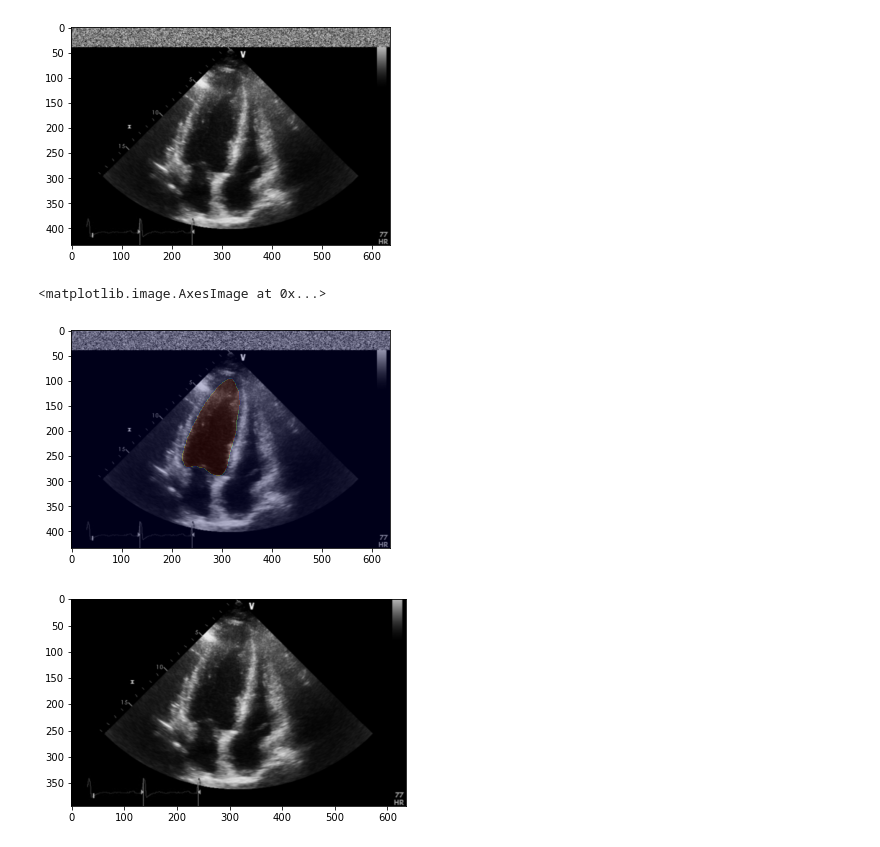
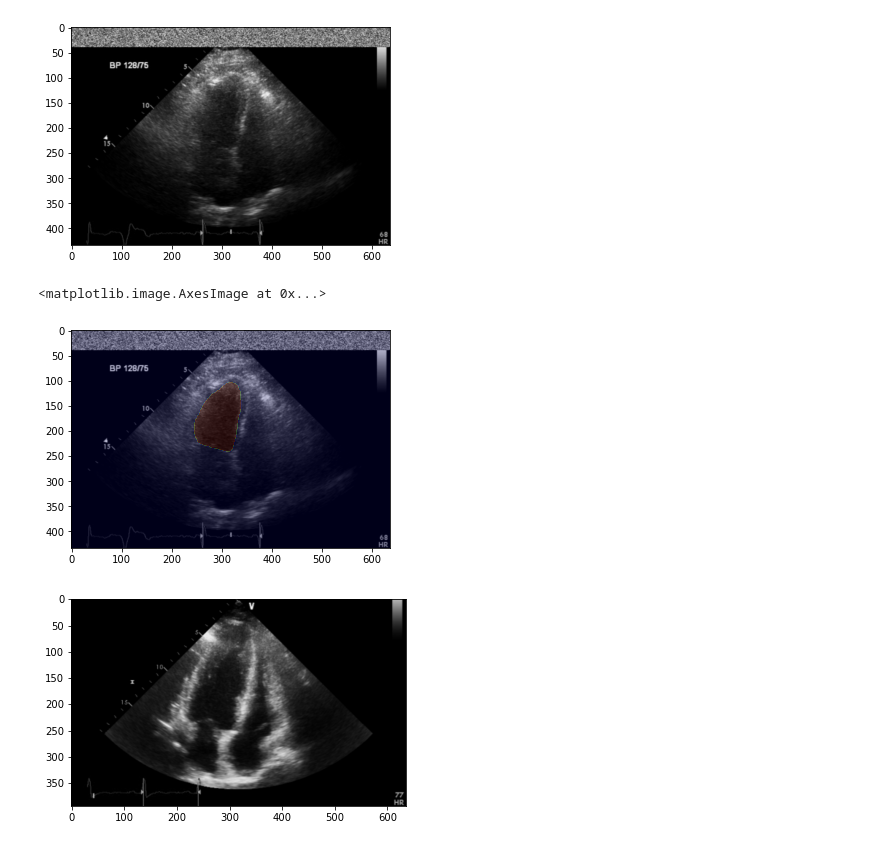
Before and after one commit to DMkelllog/Heart_Disease_Datathon_2021, a Jupyter notebook: data_info.ipynb, the cells around one changed output. Cells and saved outputs as stored; diff of their text form; code cells hidden in the pictures.

Commit message:
data preprocess

```diff
--- a/data_info.ipynb
+++ b/data_info.ipynb
@@ -4,16 +4,16 @@ import numpy as np
 import os
 # %%
 # 원본 이미지
-img = plt.imread('data/original/train/A4C/0001.png')
-mask = np.load('data/original/train/A4C/0001.npy')
+img = plt.imread('data/original/train/A4C/0150.png')
+mask = np.load('data/original/train/A4C/0150.npy')
 plt.imshow(img)
 plt.show()
 plt.imshow(img)
 plt.imshow(mask, alpha=0.2,cmap='jet')
 # %% [output]
-[figure, old version]
+[figure, new version]
 <matplotlib.image.AxesImage at 0x...>
-[figure, old version]
+[figure, new version]
 # %%
 def remove_topnoise(img, mask):
     cand1 = int(img.shape[1] / 8 * 7)
```
Also changed, not shown: parts of 23 cells of this notebook.
